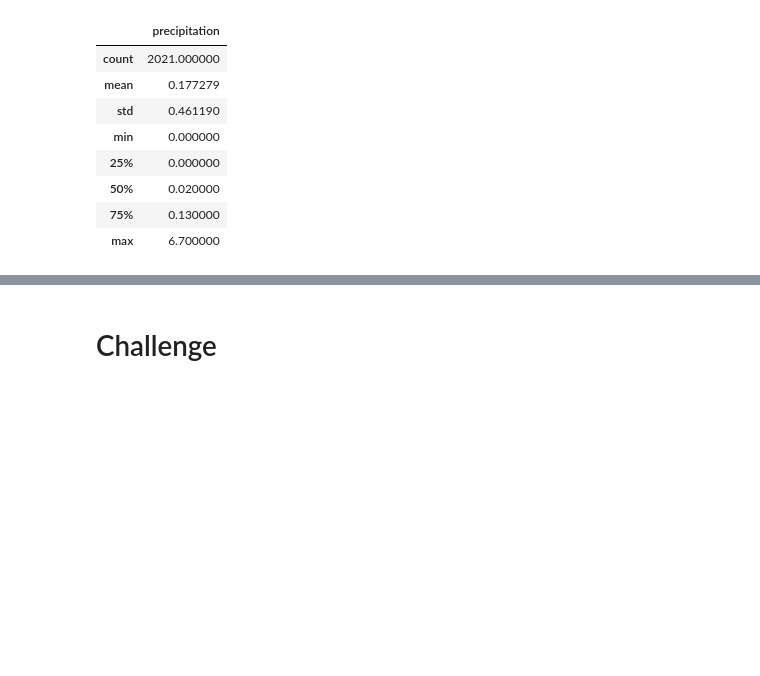
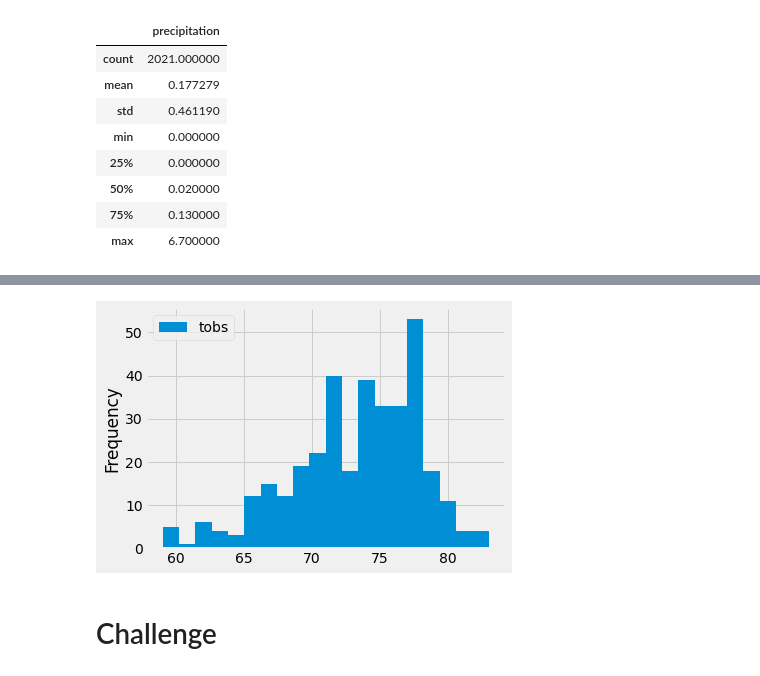
Before and after one commit to tkirk70/surfs_up, a Jupyter notebook: climate_analysis.ipynb, the cells around one changed output, grey strips where cells are left out. Drawn from its saved outputs; the diff is of its cells as text; code cells hidden in the pictures; blank space fills up the shorter version.

```diff
--- a/climate_analysis.ipynb
+++ b/climate_analysis.ipynb
@@ -143,0 +202,5 @@ df.describe()
+# %%
+df.plot.hist(bins=20)
+plt.tight_layout()
+# %% [output]
+[figure, added]
```
Also changed, not shown: parts of 11 cells of this notebook.
